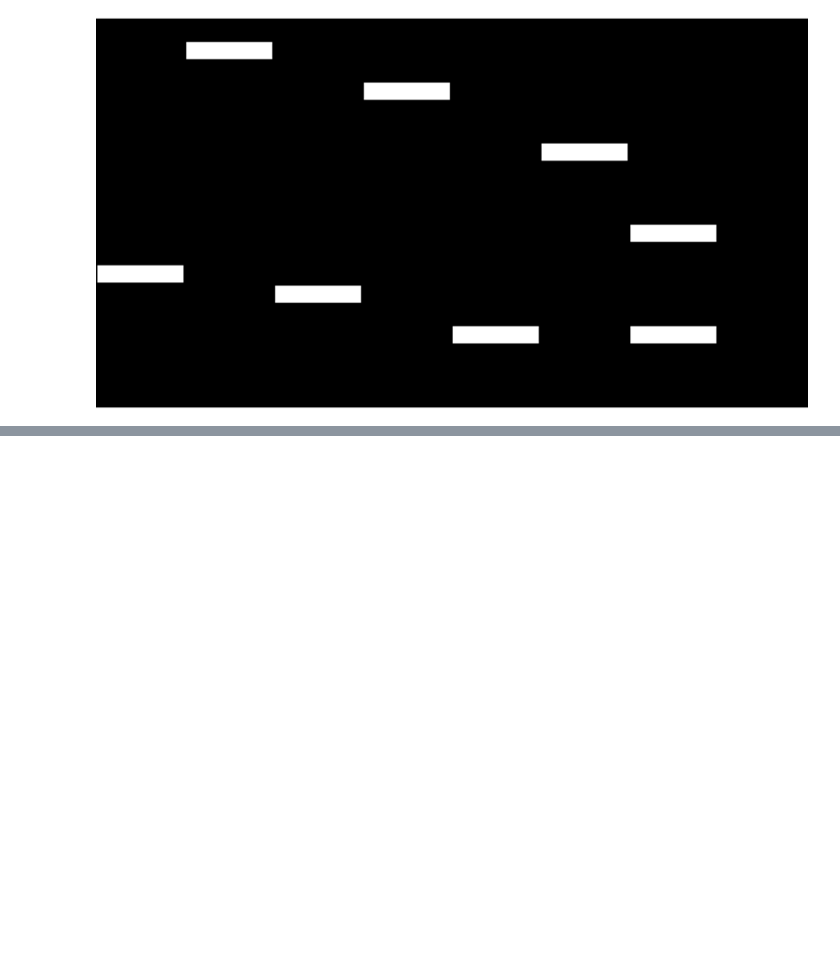
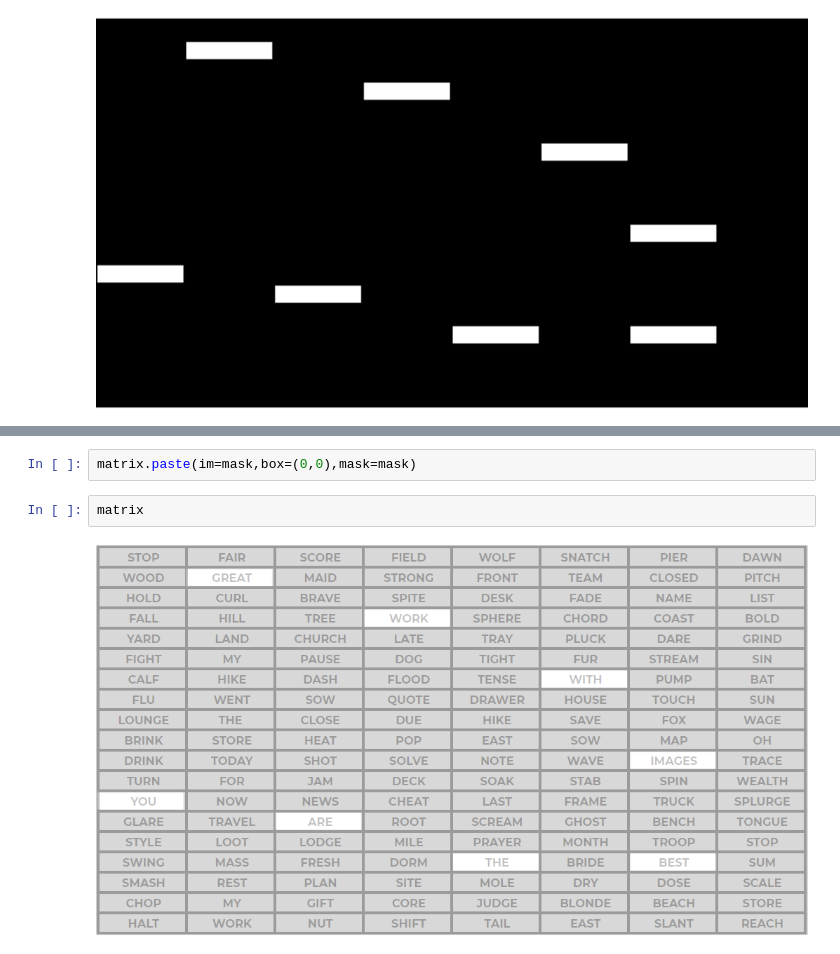
Before and after one commit to TeaZea/pythonrepos, a Jupyter notebook: section16/01-Image-Exercise-Copy1.ipynb, the cells around one changed output, grey strips where cells are left out. Drawn from its saved outputs; the diff is of its cells as text; blank space fills up the shorter version.

```diff
--- a/section16/01-Image-Exercise-Copy1.ipynb
+++ b/section16/01-Image-Exercise-Copy1.ipynb
@@ -68,0 +89,6 @@ mask
+# %%
+matrix.paste(im=mask,box=(0,0),mask=mask)
+# %%
+matrix
+# %% [output]
+[figure, added]
```
Also changed, not shown: parts of 6 cells of this notebook.
